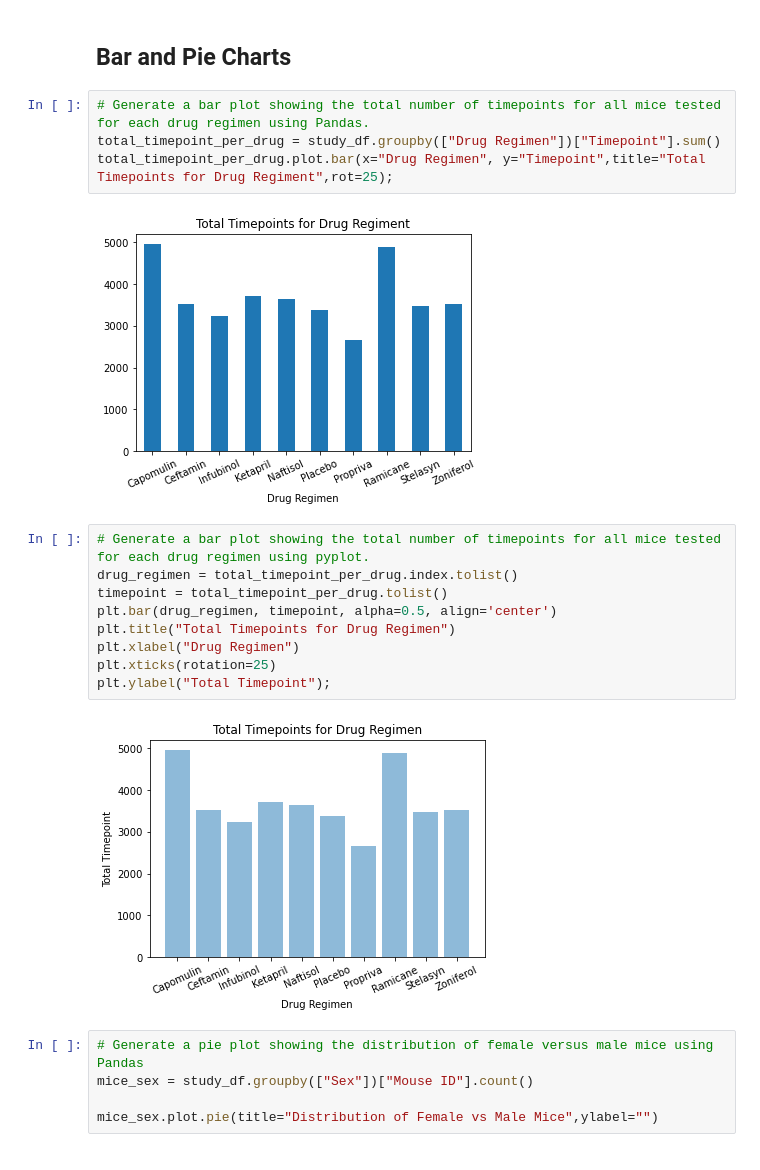
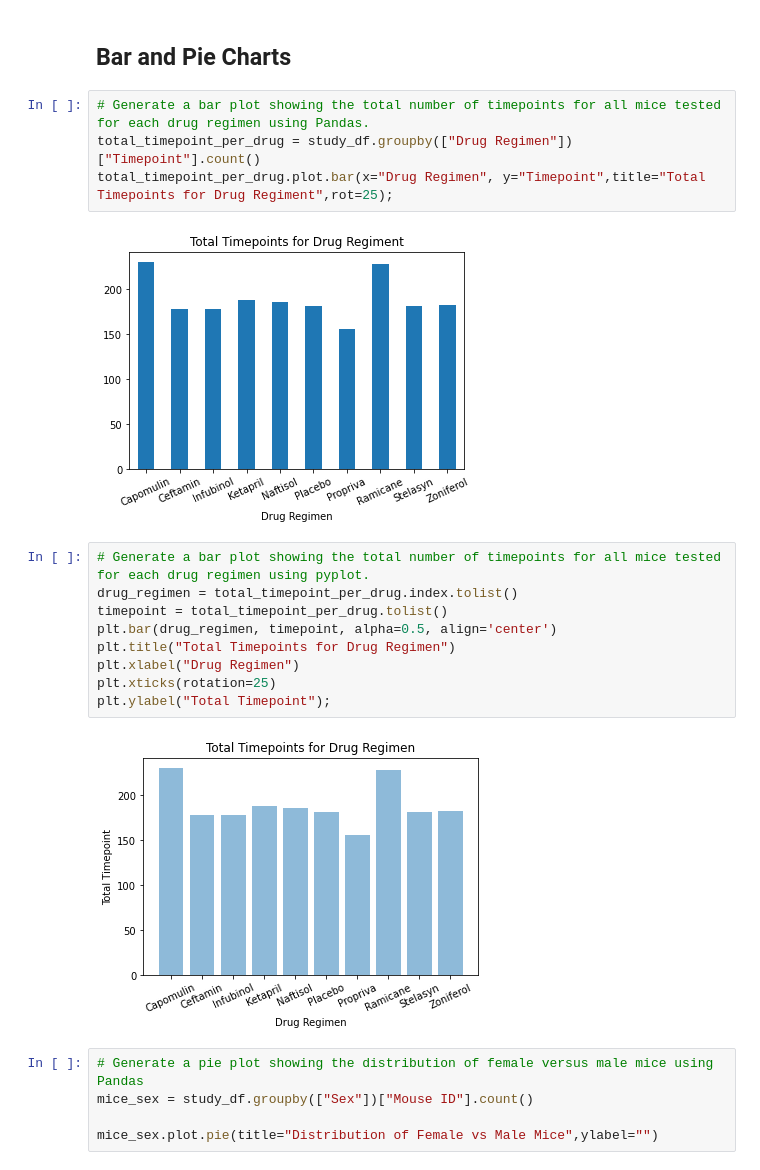
Before and after one commit to Ba1lina/module-5-challenge, a Jupyter notebook: Pymaceuticals/pymaceuticals_code.ipynb, the cells around one changed output. Drawn from its saved outputs; the diff is of its cells as text.

```diff
--- a/Pymaceuticals/pymaceuticals_code.ipynb
+++ b/Pymaceuticals/pymaceuticals_code.ipynb
@@ -110,10 +110,10 @@ summary
 ## Bar and Pie Charts
 # %%
 # Generate a bar plot showing the total number of timepoints for all mice tested for each drug regimen using Pandas.
-total_timepoint_per_drug = study_df.groupby(["Drug Regimen"])["Timepoint"].sum()
+total_timepoint_per_drug = study_df.groupby(["Drug Regimen"])["Timepoint"].count()
 total_timepoint_per_drug.plot.bar(x="Drug Regimen", y="Timepoint",title="Total Timepoints for Drug Regiment",rot=25);
 # %% [output]
-[figure, old version]
+[figure, new version]
 # %%
 # Generate a bar plot showing the total number of timepoints for all mice tested for each drug regimen using pyplot.
 drug_regimen = total_timepoint_per_drug.index.tolist()
@@ -124,7 +124,7 @@ plt.xlabel("Drug Regimen")
 plt.xticks(rotation=25)
 plt.ylabel("Total Timepoint");
 # %% [output]
-[figure, old version]
+[figure, new version]
 # %%
 # Generate a pie plot showing the distribution of female versus male mice using Pandas
 mice_sex = study_df.groupby(["Sex"])["Mouse ID"].count()
```
Also changed, not shown: parts of 3 cells of this notebook.
